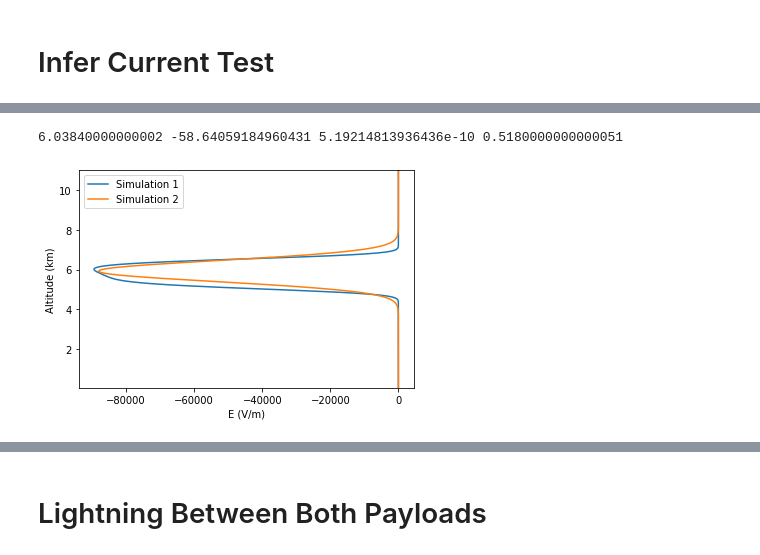
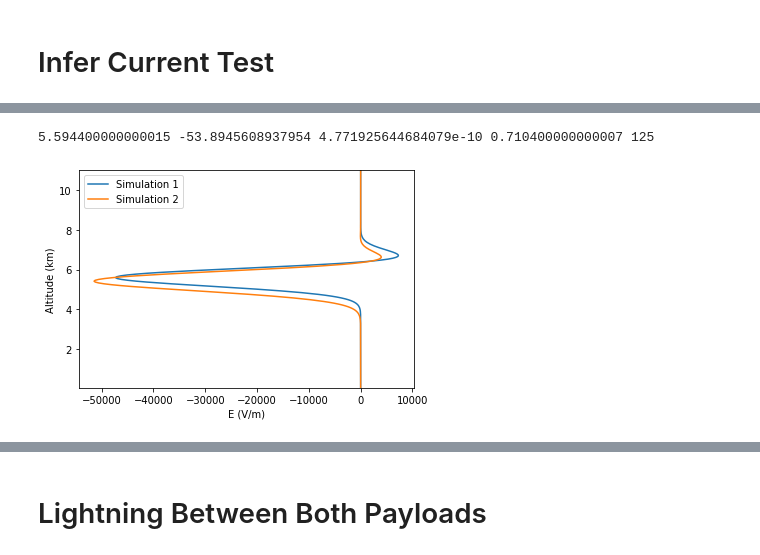
Before and after one commit to willschu4100/SURE2021, a Jupyter notebook: simulation.ipynb, the cells around one changed output, grey strips where cells are left out. Saved outputs shown, nothing was run; the diff lists cells and outputs as text; code cells hidden in the pictures.

Commit message:
Curve fit function finished. Current at every altitude function added

```diff
--- a/simulation.ipynb
+++ b/simulation.ipynb
@@ -17,0 +55,18 @@ Populating the interactive namespace from numpy and matplotlib
+# %%
+def I(z):
+    #return -1.9e-9*exp(-1.4*(z-5.6)**2) + 2e-9*exp(-2.15*(z-5.7)**2) + -.04e-9*exp(-5*(z-7.5)**2)
+    #return 5e-10*exp(-2.15*(z-5.7)**2)
+    return 5e-10*exp(-(z-5.7)**2/.5)
+asc_rate = .00444
+z0 = 0
+dz = 1
+payloads = 2
+delay = 300
+startTime = 0
+dt = 10
+LightningTimes =[] #[1400]
+LightningMag =[] #[-50]
+LightningPos =[] #[5.7]
+LightningWidth =[] #[.5]
+a, b, c, d, e = sim.RunSimulation(asc_rate, z0, dz, payloads, delay, startTime, dt, I, LightningTimes, LightningMag, LightningPos, LightningWidth)
+plot(sim.CurrentAltitude(a, b, c, delay))
@@ -18,41 +79,41 @@ Populating the interactive namespace from numpy and matplotlib
 # %%
 def I(z):
     #return -1.9e-9*exp(-1.4*(z-5.6)**2) + 2e-9*exp(-2.15*(z-5.7)**2) + -.04e-9*exp(-5*(z-7.5)**2)
     #return 5e-10*exp(-2.15*(z-5.7)**2)
-    return 5e-10*exp(-(z-5.7)**2/(2*.48224**2))
+    return 5e-10*exp(-(z-5.7)**2/.5)
 asc_rate = .00444
 z0 = 0
 dz = 1
 payloads = 2
-delay = 1400-1167
+delay = 300
 startTime = 0
 dt = 10
-LightningTimes =[] #[1400]
-LightningMag =[] #[-50]
-LightningPos =[] #[5.7]
-LightningWidth =[] #[.5]
+LightningTimes =[150] #[1400]
+LightningMag =[-50] #[-50]
+LightningPos =[6] #[5.7]
+LightningWidth =[.5] #[.5]
 a, b, c, d, e = sim.RunSimulation(asc_rate, z0, dz, payloads, delay, startTime, dt, I, LightningTimes, LightningMag, LightningPos, LightningWidth)
 #sim.MakePlotsReversed(a, b, c, payloads)
 #sim.MakePlots(a, b, c, payloads)
 #anim = sim.RunAnimation(a, b, d, e)
 #anim
-sim.InferCurrent(a, b, c)
+center, mag, width = sim.InferCurrent(a, b, c, 300, 10)
 
 def I(z):
-    return 4.96584e-10*exp(-(z-5.8164)**2/(.5624))
+    return mag*exp(-(z-center)**2/(width))
 asc_rate = .00444
 z0 = 0
 dz = 1
 payloads = 2
-delay = 1400-1167
+delay = 300
 startTime = 0
 dt = 10
-LightningTimes =[] #[1400]
-LightningMag =[] #[-50]
-LightningPos =[] #[5.7]
-LightningWidth =[] #[.5]
+LightningTimes =[150]
+LightningMag =[-50]
+LightningPos =[6]
+LightningWidth =[.5]
 f, g, h, i, j = sim.RunSimulation(asc_rate, z0, dz, payloads, delay, startTime, dt, I, LightningTimes, LightningMag, LightningPos, LightningWidth)
 sim.PlotMultipleSims(a, b, c, f, g, h, 1)
 # %% [output]
-6.03840000000002 -58.64059184960431 5.19214813936436e-10 0.5180000000000051
+5.594400000000015 -53.8945608937954 4.771925644684079e-10 0.710400000000007 125
-[figure, old version]
+[figure, new version]
```
Also changed, not shown: parts of 5 cells of this notebook, 1 other file.
